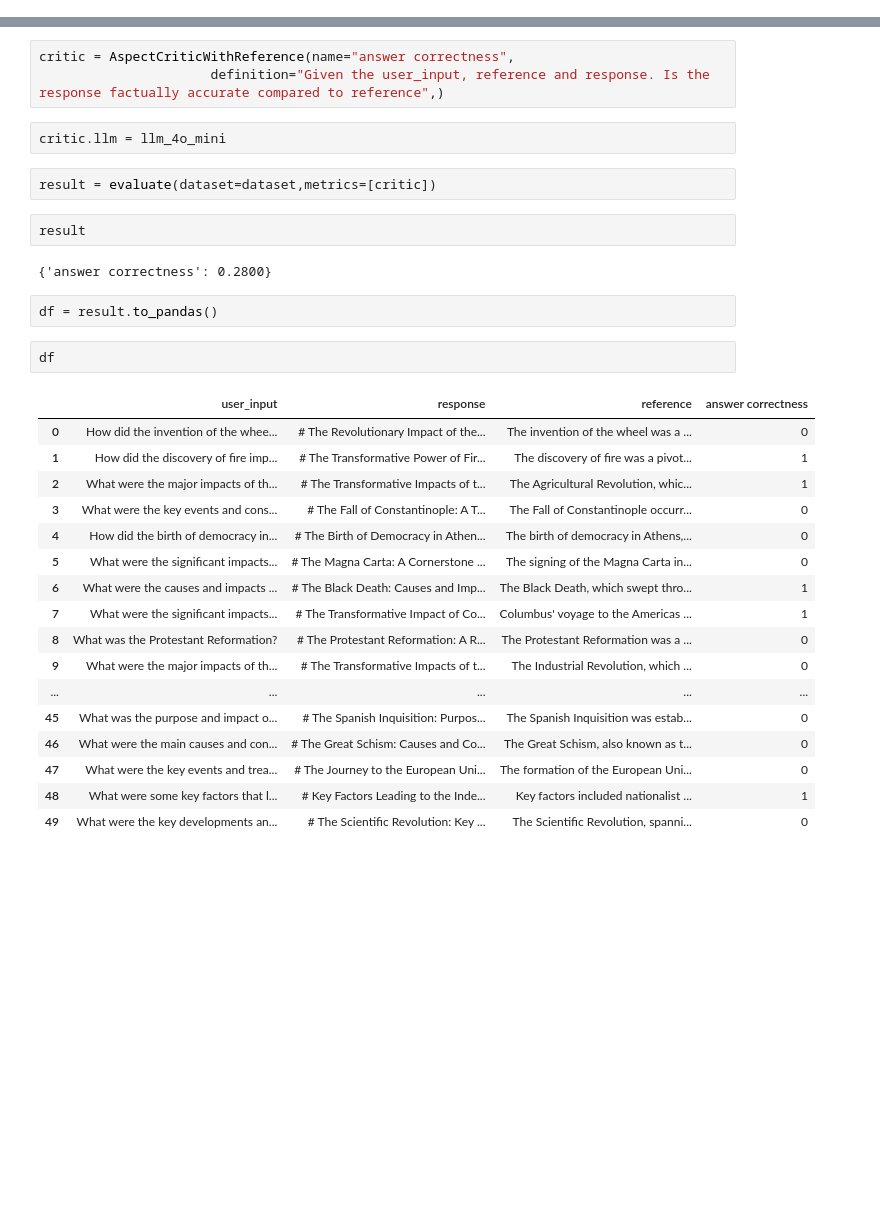
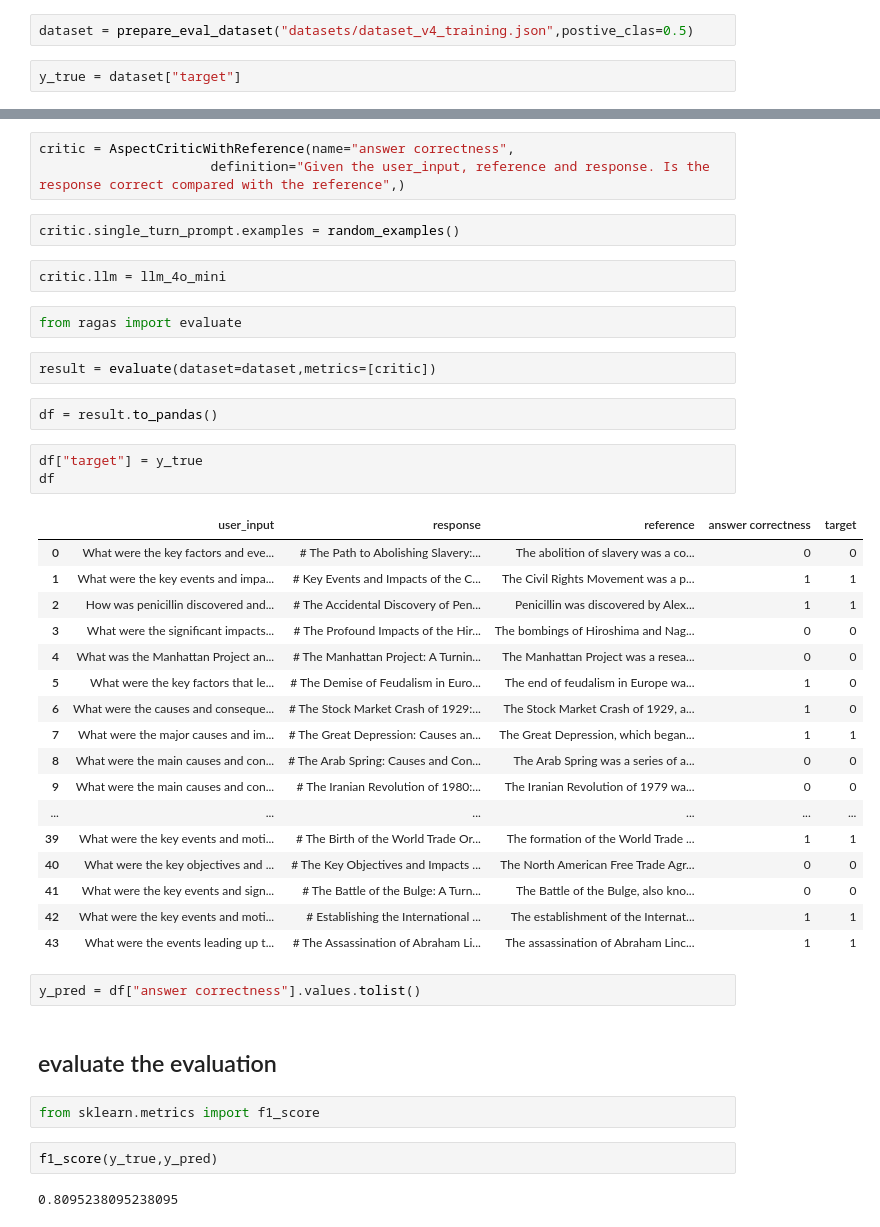
Before and after one commit to shahules786/ragas, a Jupyter notebook: alingment-exp/aspect_critic.ipynb, the cells around one changed output, grey strips where cells are left out. Saved outputs shown, nothing was run; the diff lists cells and outputs as text; blank space fills up the shorter version.

Commit message:
add experiment and dataset

```diff
--- a/alingment-exp/aspect_critic.ipynb
+++ b/alingment-exp/aspect_critic.ipynb
@@ -46,0 +77,4 @@ dataset = Dataset.from_json("datasets/dataset_v3.json")
+# %%
+dataset = prepare_eval_dataset("datasets/dataset_v4_training.json",postive_clas=0.5)
+# %%
+y_true = dataset["target"]
@@ -49,33 +125,44 @@ dataset = Dataset.from_json("datasets/dataset_v3.json")
 # %%
 critic = AspectCriticWithReference(name="answer correctness",
-                      definition="Given the user_input, reference and response. Is the response factually accurate compared to reference",)
+                      definition="Given the user_input, reference and response. Is the response correct compared with the reference",)
+# %%
+critic.single_turn_prompt.examples = random_examples()
 # %%
 critic.llm = llm_4o_mini
+# %%
+from ragas import evaluate
 # %%
 result = evaluate(dataset=dataset,metrics=[critic])
-# %%
-result
-# %% [output]
-{'answer correctness': 0.2800}
 # %%
 df = result.to_pandas()
+# %%
+df["target"] = y_true
+df
+# %% [output]
+|  | user_input | response | reference | answer correctness | target |
+| 0 | What were the key factors and eve... | # The Path to Abolishing Slavery:... | The abolition of slavery was a co... | 0 | 0 |
+| 1 | What were the key events and impa... | # Key Events and Impacts of the C... | The Civil Rights Movement was a p... | 1 | 1 |
+| 2 | How was penicillin discovered and... | # The Accidental Discovery of Pen... | Penicillin was discovered by Alex... | 1 | 1 |
+| 3 | What were the significant impacts... | # The Profound Impacts of the Hir... | The bombings of Hiroshima and Nag... | 0 | 0 |
+| 4 | What was the Manhattan Project an... | # The Manhattan Project: A Turnin... | The Manhattan Project was a resea... | 0 | 0 |
+| 5 | What were the key factors that le... | # The Demise of Feudalism in Euro... | The end of feudalism in Europe wa... | 1 | 0 |
+| 6 | What were the causes and conseque... | # The Stock Market Crash of 1929:... | The Stock Market Crash of 1929, a... | 1 | 0 |
+| 7 | What were the major causes and im... | # The Great Depression: Causes an... | The Great Depression, which began... | 1 | 1 |
+| 8 | What were the main causes and con... | # The Arab Spring: Causes and Con... | The Arab Spring was a series of a... | 0 | 0 |
+| 9 | What were the main causes and con... | # The Iranian Revolution of 1980:... | The Iranian Revolution of 1979 wa... | 0 | 0 |
+| ... | ... | ... | ... | ... | ... |
+| 39 | What were the key events and moti... | # The Birth of the World Trade Or... | The formation of the World Trade ... | 1 | 1 |
+| 40 | What were the key objectives and ... | # The Key Objectives and Impacts ... | The North American Free Trade Agr... | 0 | 0 |
+| 41 | What were the key events and sign... | # The Battle of the Bulge: A Turn... | The Battle of the Bulge, also kno... | 0 | 0 |
+| 42 | What were the key events and moti... | # Establishing the International ... | The establishment of the Internat... | 1 | 1 |
+| 43 | What were the events leading up t... | # The Assassination of Abraham Li... | The assassination of Abraham Linc... | 1 | 1 |
+# %%
+y_pred = df["answer correctness"].values.tolist()
+# %% [markdown]
+## evaluate the evaluation
+# %%
+from sklearn.metrics import f1_score
 # %%
-df
+f1_score(y_true,y_pred)
 # %% [output]
-|  | user_input | response | reference | answer correctness |
-| 0 | How did the invention of the whee... | # The Revolutionary Impact of the... | The invention of the wheel was a ... | 0 |
-| 1 | How did the discovery of fire imp... | # The Transformative Power of Fir... | The discovery of fire was a pivot... | 1 |
-| 2 | What were the major impacts of th... | # The Transformative Impacts of t... | The Agricultural Revolution, whic... | 1 |
-| 3 | What were the key events and cons... | # The Fall of Constantinople: A T... | The Fall of Constantinople occurr... | 0 |
-| 4 | How did the birth of democracy in... | # The Birth of Democracy in Athen... | The birth of democracy in Athens,... | 0 |
-| 5 | What were the significant impacts... | # The Magna Carta: A Cornerstone ... | The signing of the Magna Carta in... | 0 |
-| 6 | What were the causes and impacts ... | # The Black Death: Causes and Imp... | The Black Death, which swept thro... | 1 |
-| 7 | What were the significant impacts... | # The Transformative Impact of Co... | Columbus' voyage to the Americas ... | 1 |
-| 8 | What was the Protestant Reformation? | # The Protestant Reformation: A R... | The Protestant Reformation was a ... | 0 |
-| 9 | What were the major impacts of th... | # The Transformative Impacts of t... | The Industrial Revolution, which ... | 0 |
-| ... | ... | ... | ... | ... |
-| 45 | What was the purpose and impact o... | # The Spanish Inquisition: Purpos... | The Spanish Inquisition was estab... | 0 |
-| 46 | What were the main causes and con... | # The Great Schism: Causes and Co... | The Great Schism, also known as t... | 0 |
-| 47 | What were the key events and trea... | # The Journey to the European Uni... | The formation of the European Uni... | 0 |
-| 48 | What were some key factors that l... | # Key Factors Leading to the Inde... | Key factors included nationalist ... | 1 |
-| 49 | What were the key developments an... | # The Scientific Revolution: Key ... | The Scientific Revolution, spanni... | 0 |
+0.8095238095238095
```
Also changed, not shown: parts of 11 cells of this notebook, 10 other files.
